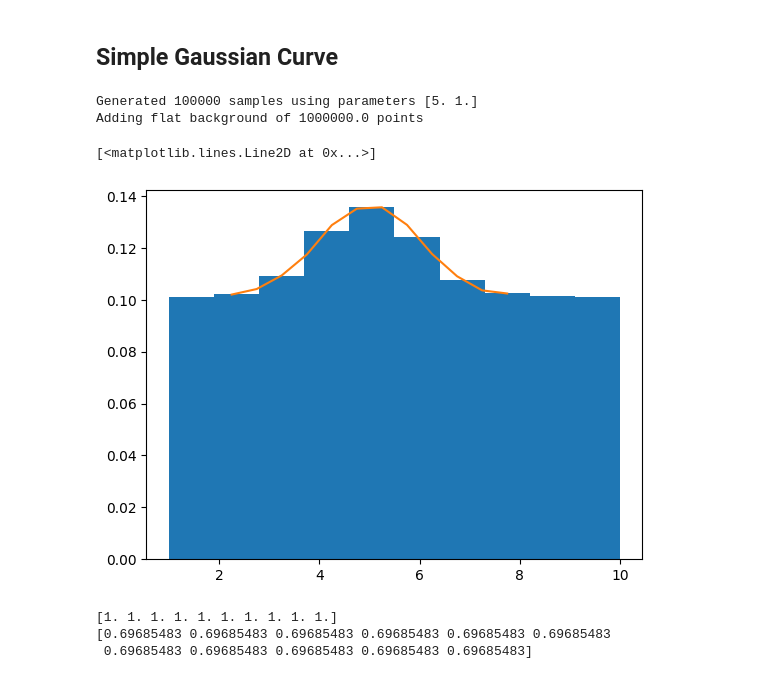
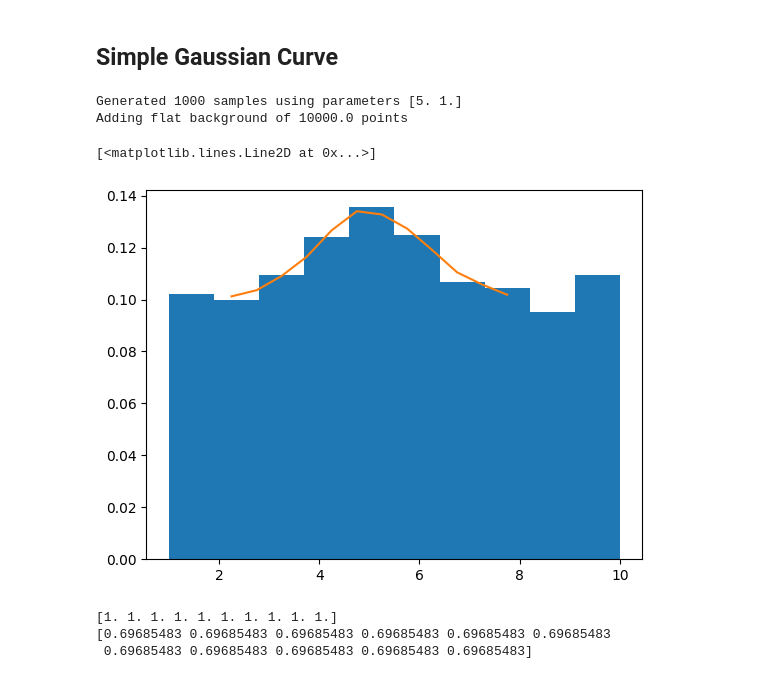
Before and after one commit to localoptimum/emtk, a Jupyter notebook: kdeTest.ipynb, the cells around one changed output. Drawn from its saved outputs; the diff is of its cells as text; code cells hidden in the pictures.

```diff
--- a/kdeTest.ipynb
+++ b/kdeTest.ipynb
@@ -5,35 +5,35 @@
 # %%
 import emtk
 import numpy as np
 import matplotlib.pyplot as plt
 
 from importlib import reload
 
 reload(emtk)
 
 curv = emtk.gaussianCurve()
 
 sigma = 1.0
 mu = 5.0
 pvalues = np.array([mu, sigma])
 xrange = np.array([1, 10])
-curv.generateTestSamples(pvalues, xrange, 100000)
+curv.generateTestSamples(pvalues, xrange, 1000)
 curv.generatebackground(xrange, 10.0)
 
-est = curv.kde(0.02)
+#est = curv.kde(0.02)
 
 fig,ax = plt.subplots()
 hh=ax.hist(curv.data, density=True)
 xgrid = np.arange(2, 8, 0.5)
 #xgrid = hh[1]
 xgrid = xgrid + 0.5*(xgrid[2]-xgrid[1])
 yvals = curv.kde(xgrid)#kdeobject.evaluate(xgrid)
 ax.plot(xgrid, yvals)
 # %% [output]
-Generated 100000 samples using parameters [5. 1.]
-Adding flat background of 1000000.0 points
+Generated 1000 samples using parameters [5. 1.]
+Adding flat background of 10000.0 points
 [<matplotlib.lines.Line2D at 0x...>]
-[figure, old version]
+[figure, new version]
 # %%
 # The normalisation of the histogram and kde are "density" but we need to be careful
 # Exactly what does that mean?  What is the normalisation factor?  Then we can use the
```
Also changed, not shown: parts of 8 cells of this notebook, 1 other file.
